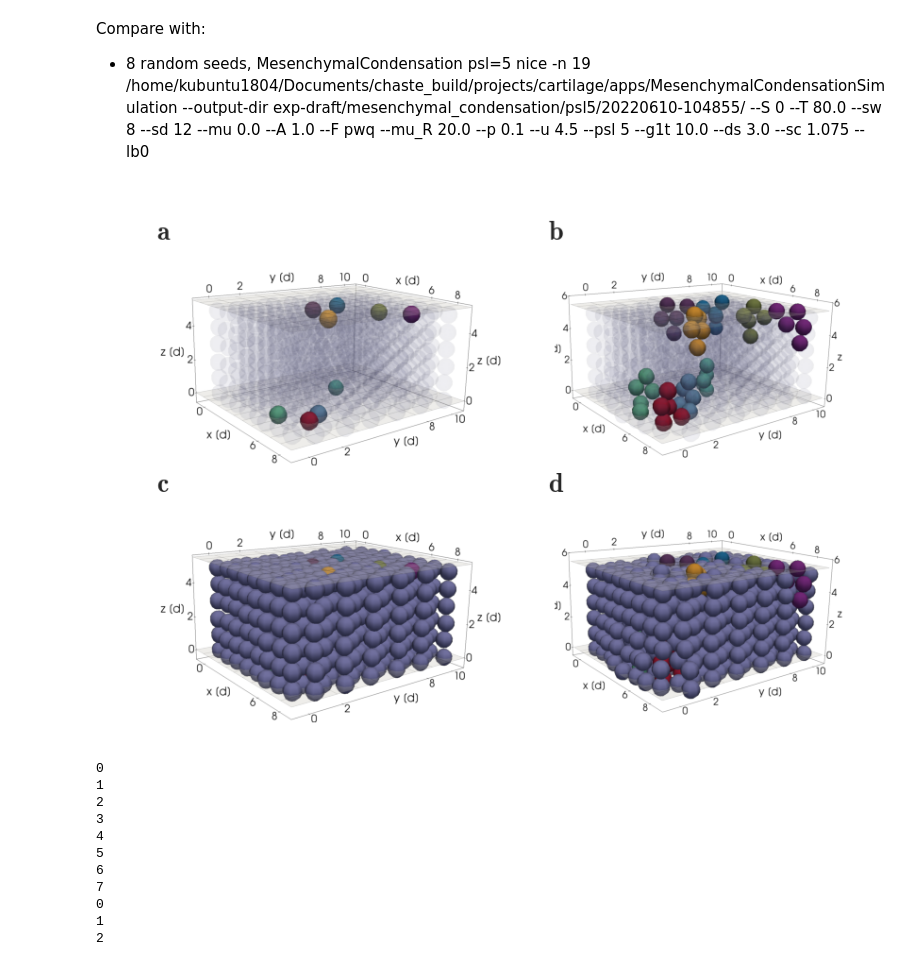
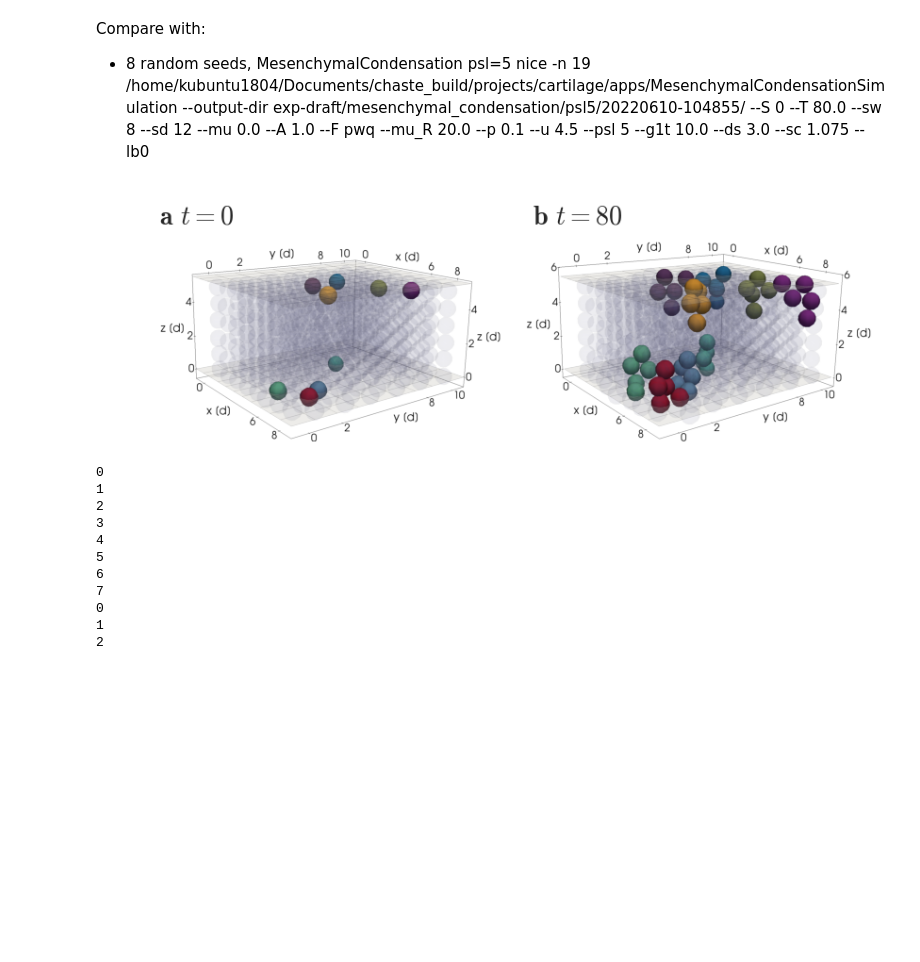
Before and after one commit to somathias/CartilageCBM, a Jupyter notebook: exp-baseline.ipynb, the cells around one changed output. Cells and saved outputs as stored; diff of their text form; code cells hidden in the pictures; blank space fills up the shorter version.

```diff
--- a/exp-baseline.ipynb
+++ b/exp-baseline.ipynb
@@ -168,49 +180,49 @@ dir_comparison = 'exp-draft/mesenchymal_condensation/psl5/20220610-104855/'
 with open(path_to_label_files+'psl5', 'w') as f:
     f.write(dir_comparison+'0/')
 # %%
-fig, ((ax1, ax2), (ax3, ax4)) = plt.subplots(2, 2,
-                                             figsize=(14,10), sharey='col', sharex='col',
+fig, ((ax1, ax2)) = plt.subplots(1, 2,
+                                             figsize=(14,5), sharey='col', sharex='col',
                                              gridspec_kw={ 'hspace': 0.001, 'wspace':0.00001},
                                              #tight_layout=True
                                             )
 
 initial = mpimg.imread('/home/kubuntu1804/Documents/sf_simulation_results/exp-draft/cartilage_sheet/baseline/20220609-141147/1/cartilage_sheet_columns_t0.png')
 #crop
 initial = initial[150:-150, 480:-480]
 ax1.imshow(initial)
 #ax1.grid(False)
 ax1.axis('off')
-ax1.annotate(r'$\bf a$', (0.08, 0.9), xycoords='figure fraction', fontsize=28)
+ax1.annotate(r'$\bf a$ $t=0$', (0.08, 0.85), xycoords='figure fraction', fontsize=28)
 
 xy = mpimg.imread('/home/kubuntu1804/Documents/sf_simulation_results/exp-draft/cartilage_sheet/baseline/20220609-141147/1/cartilage_sheet_columns_t80.png')
 #crop
-xy = xy[50:-50, 600:-600]
+xy = xy[150:-150, 480:-480]
 ax2.imshow(xy)
 #ax1.grid(False)
 ax2.axis('off')
 #ax2.set_title(r'$\bf b$', loc='left', fontsize=28)
-ax2.annotate(r'$\bf b$', (0.6, 0.9), xycoords='figure fraction', fontsize=28)
+ax2.annotate(r'$\bf b$ $t=80$', (0.55, 0.85), xycoords='figure fraction', fontsize=28)
 
-initial = mpimg.imread('/home/kubuntu1804/Documents/sf_simulation_results/exp-draft/cartilage_sheet/baseline/20220609-141147/1/cartilage_sheet_t0.png')
+#initial = mpimg.imread('/home/kubuntu1804/Documents/sf_simulation_results/exp-draft/cartilage_sheet/baseline/20220609-141147/1/cartilage_sheet_t0.png')
 #crop
-initial = initial[150:-150, 480:-480]
-ax3.imshow(initial)
+#initial = initial[150:-150, 480:-480]
+#ax3.imshow(initial)
 #ax1.grid(False)
-ax3.axis('off')
-ax3.annotate(r'$\bf c$', (0.08, 0.45), xycoords='figure fraction', fontsize=28)
+#ax3.axis('off')
+#ax3.annotate(r'$\bf c$', (0.08, 0.45), xycoords='figure fraction', fontsize=28)
 
-xy = mpimg.imread('/home/kubuntu1804/Documents/sf_simulation_results/exp-draft/cartilage_sheet/baseline/20220609-141147/1/cartilage_sheet_t80.png')
+#xy = mpimg.imread('/home/kubuntu1804/Documents/sf_simulation_results/exp-draft/cartilage_sheet/baseline/20220609-141147/1/cartilage_sheet_t80.png')
 #crop
-xy = xy[50:-50, 600:-600]
-ax4.imshow(xy)
+#xy = xy[50:-50, 600:-600]
+#ax4.imshow(xy)
 #ax1.grid(False)
-ax4.axis('off')
+#ax4.axis('off')
 #ax2.set_title(r'$\bf b$', loc='left', fontsize=28)
-ax4.annotate(r'$\bf d$', (0.6, 0.45), xycoords='figure fraction', fontsize=28)
+#ax4.annotate(r'$\bf d$', (0.6, 0.45), xycoords='figure fraction', fontsize=28)
 
 plt.savefig(path_to_plots+'baseline_exp_envelopes.pdf', bbox_inches='tight', dpi=600)
 # %% [output]
-[figure, old version]
+[figure, new version]
 # %%
 # Compare with column growth, psl =5
 # time steps are consistent across runs, so it's sufficient to load them from a single path
```
Also changed, not shown: parts of 1 cell of this notebook, 1 other file.
